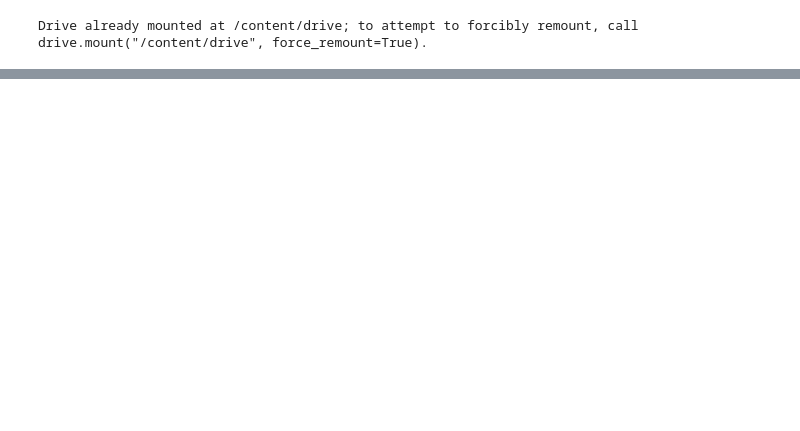
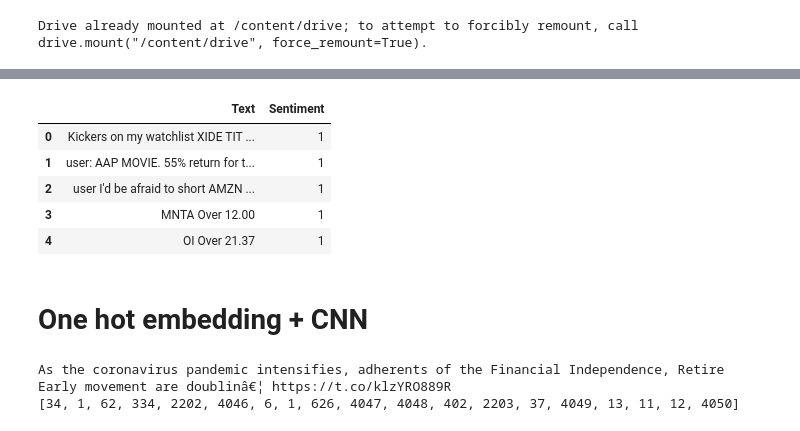
Before and after one commit to ChilleFlex/Deep-Learning-Soft-computing, a Jupyter notebook: 170204036.ipynb, the cells around one changed output, grey strips where cells are left out. Drawn from its saved outputs; the diff is of its cells as text; code cells hidden in the pictures; blank space fills up the shorter version.

```diff
--- a/170204036.ipynb
+++ b/170204036.ipynb
@@ -368,0 +38,10 @@ plt.xlabel('Predicted label')
+# %%
+df = pd.read_csv('/content/drive/MyDrive/SOFT_COMP_LAB/Dataset.csv')
+df.head()
+# %% [output]
+|  | Text | Sentiment |
+| 0 | Kickers on my watchlist XIDE TIT ... | 1 |
+| 1 | user: AAP MOVIE. 55% return for t... | 1 |
+| 2 | user I'd be afraid to short AMZN ... | 1 |
+| 3 | MNTA Over 12.00 | 1 |
+| 4 | OI Over 21.37 | 1 |
@@ -368,0 +55,14 @@ plt.xlabel('Predicted label')
+# %% [markdown]
+# One hot embedding + CNN
+# %%
+ from keras.preprocessing.text import Tokenizer
+ tokenizer = Tokenizer()
+ tokenizer.fit_on_texts(text_train)
+ Xcnn_train = tokenizer.texts_to_sequences(text_train)
+ Xcnn_test = tokenizer.texts_to_sequences(text_test)
+ vocab_size = len(tokenizer.word_index)+1
+ print(text_train[1])
+ print(Xcnn_train[1])
+# %% [output]
+As the coronavirus pandemic intensifies, adherents of the Financial Independence, Retire Early movement are doublinâ€¦ https://t.co/klzYRO889R
+[34, 1, 62, 334, 2202, 4046, 6, 1, 626, 4047, 4048, 402, 2203, 37, 4049, 13, 11, 12, 4050]
```
Also changed, not shown: parts of 68 cells of this notebook.
